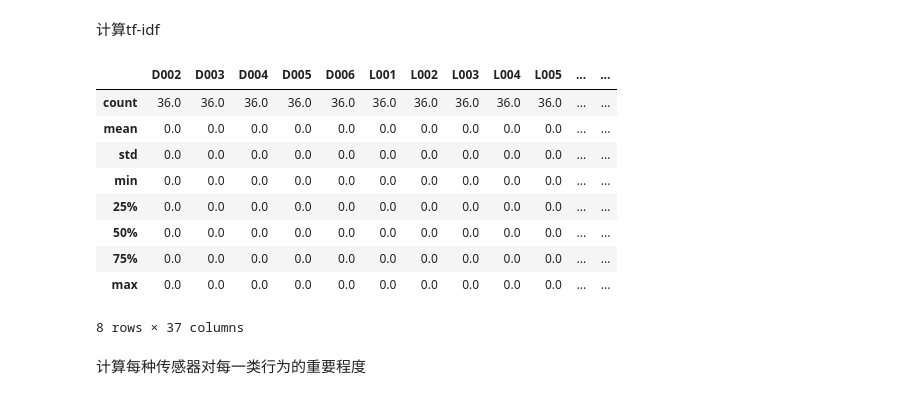
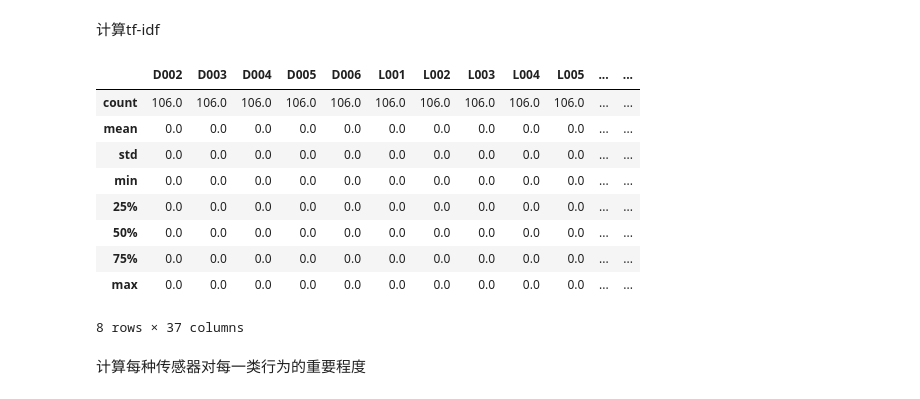
Before and after one commit to mulinsenpan/paper.github.io, a Jupyter notebook: tfidf.ipynb, the cells around one changed output. Saved outputs shown, nothing was run; the diff lists cells and outputs as text; code cells hidden in the pictures.

```diff
--- a/tfidf.ipynb
+++ b/tfidf.ipynb
@@ -84,13 +85,13 @@ print idf.shape
 # %%
 sensor_weight = tf * idf[:,np.newaxis]
 
 df_sensor_weights = pd.DataFrame(sensor_weight,columns=bin_sensors,
                                  index=range(len(bin_activities)))
 df_sensor_weights.insert(0,'label',activity_labels)
-df_sensor_weights[df_sensor_weights['label']=='Eat'].describe()
+df_sensor_weights[df_sensor_weights['label']=='Sleep'].describe()
 # %% [output]
 |  | D002 | D003 | D004 | D005 | D006 | L001 | L002 | L003 | L004 | L005 | ... | ... |
-| count | 36.0 | 36.0 | 36.0 | 36.0 | 36.0 | 36.0 | 36.0 | 36.0 | 36.0 | 36.0 | ... | ... |
+| count | 106.0 | 106.0 | 106.0 | 106.0 | 106.0 | 106.0 | 106.0 | 106.0 | 106.0 | 106.0 | ... | ... |
 | mean | 0.0 | 0.0 | 0.0 | 0.0 | 0.0 | 0.0 | 0.0 | 0.0 | 0.0 | 0.0 | ... | ... |
 | std | 0.0 | 0.0 | 0.0 | 0.0 | 0.0 | 0.0 | 0.0 | 0.0 | 0.0 | 0.0 | ... | ... |
 | min | 0.0 | 0.0 | 0.0 | 0.0 | 0.0 | 0.0 | 0.0 | 0.0 | 0.0 | 0.0 | ... | ... |
```
Also changed, not shown: parts of 8 cells of this notebook, 5 other files.
